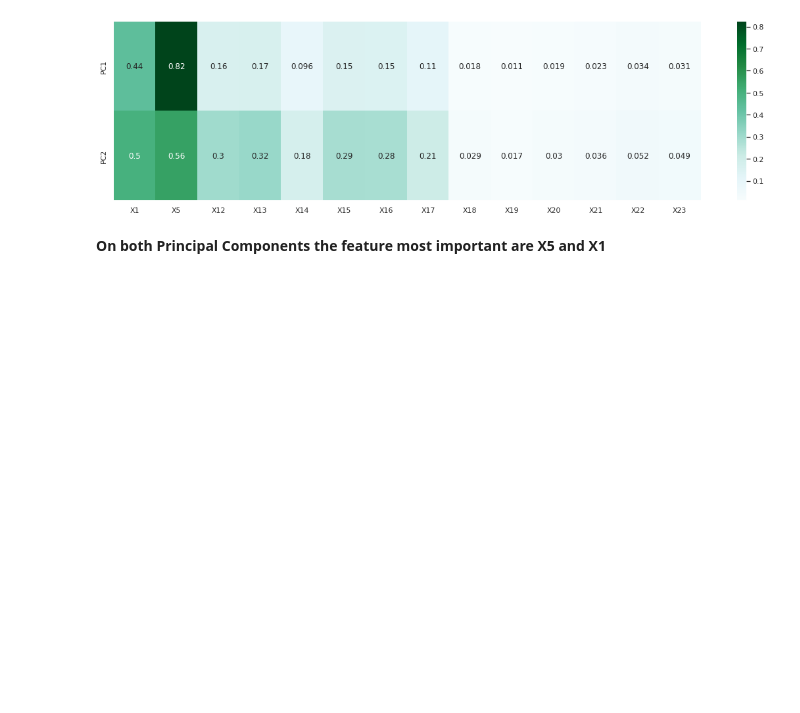
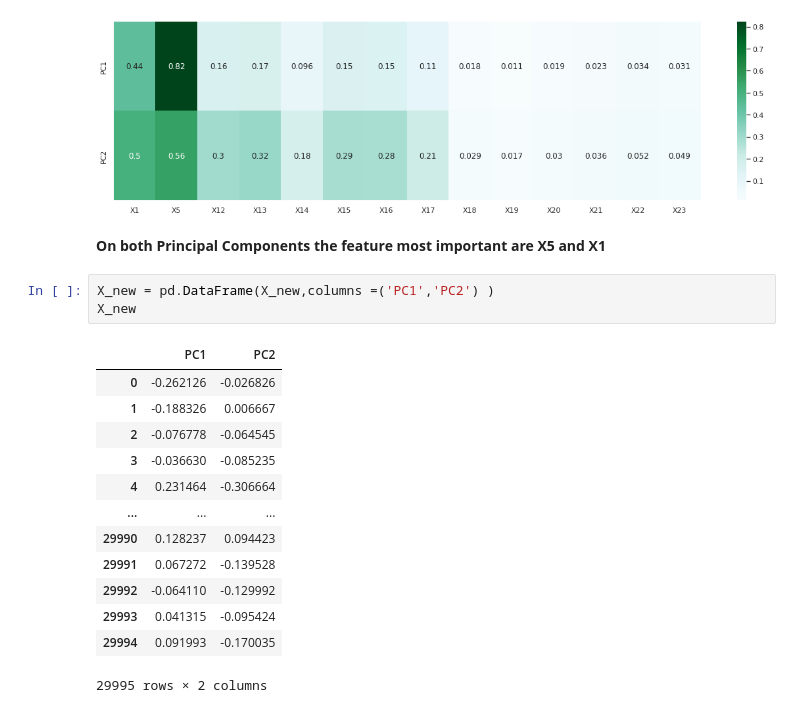
Before and after one commit to PosgradoMNA/actividades-de-aprendizaje-rafaelsangarcia, a Jupyter notebook: Semana6/Actividad/ Visualizacion_A01182780.ipynb, the cells around one changed output. Cells and saved outputs as stored; diff of their text form; blank space fills up the shorter version.

```diff
--- a/Semana6/Actividad/ Visualizacion_A01182780.ipynb
+++ b/Semana6/Actividad/ Visualizacion_A01182780.ipynb
@@ -706,3 +706,20 @@ sns.heatmap(correlation, annot = True, cmap = "BuGn")
 [figure]
 # %% [markdown]
 **On both Principal Components the feature most important are X5 and X1**
+# %%
+X_new = pd.DataFrame(X_new,columns =('PC1','PC2') )
+X_new
+# %% [output]
+|  | PC1 | PC2 |
+| 0 | -0.262126 | -0.026826 |
+| 1 | -0.188326 | 0.006667 |
+| 2 | -0.076778 | -0.064545 |
+| 3 | -0.036630 | -0.085235 |
+| 4 | 0.231464 | -0.306664 |
+| ... | ... | ... |
+| 29990 | 0.128237 | 0.094423 |
+| 29991 | 0.067272 | -0.139528 |
+| 29992 | -0.064110 | -0.129992 |
+| 29993 | 0.041315 | -0.095424 |
+| 29994 | 0.091993 | -0.170035 |
+29995 rows × 2 columns
```
Also changed, not shown: parts of 2 cells of this notebook.
